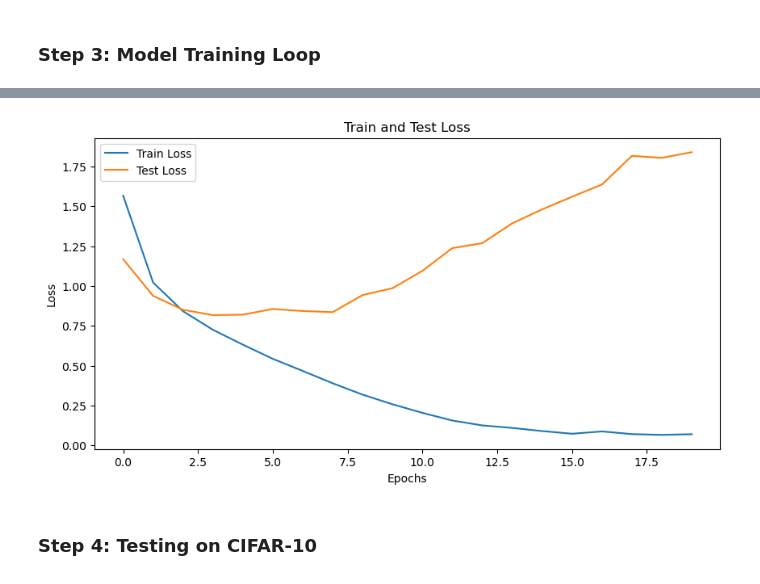
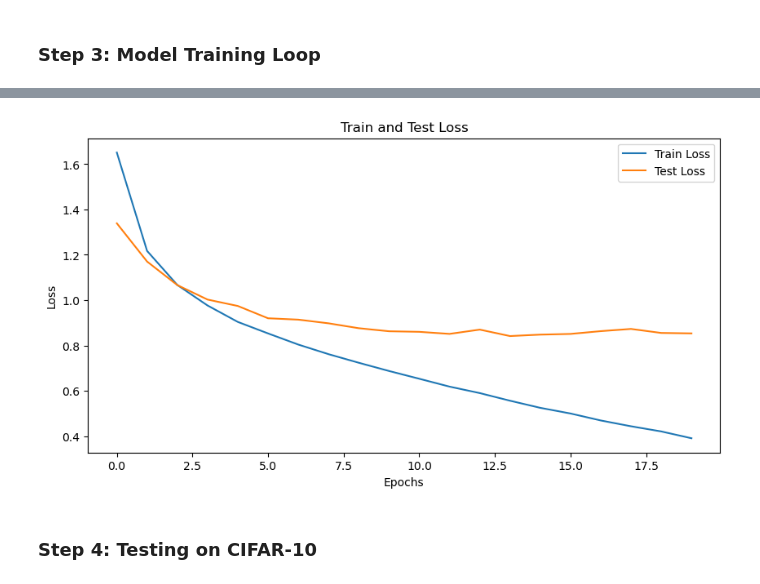
Before and after one commit to Charles-T-T/Multimedia-Technology, a Jupyter notebook: labs/lab4/src/assignment4_CNN_classification.ipynb, the cells around one changed output, grey strips where cells are left out. Drawn from its saved outputs; the diff is of its cells as text; code cells hidden in the pictures.

```diff
--- a/labs/lab4/src/assignment4_CNN_classification.ipynb
+++ b/labs/lab4/src/assignment4_CNN_classification.ipynb
@@ -212,15 +163,14 @@ def test(model, testloader, loss_fn, device):
     return avg_test_loss, test_accuracy
 # %%
 my_device = torch.device("cuda" if torch.cuda.is_available() else "cpu")
-model = CNN().to(my_device)
-# trainloader = DataLoader(trainset, batch_size=256, shuffle=True, drop_last=False)
-# testloader = DataLoader(testset, batch_size=256, shuffle=False, drop_last=False)
+cnn = CNN().to(my_device)
+optimizer = optim.Adam(cnn.parameters(), lr=1e-4, weight_decay=1e-4)
 
 training_loop(
-    model=model,
+    model=cnn,
     trainloader=DataLoader(trainset, batch_size=256, shuffle=True, drop_last=False),
     testloader=DataLoader(testset, batch_size=1024, shuffle=False, drop_last=False),
-    optimizer=optim.Adam(model.parameters(), lr=1e-3, weight_decay=1e-4),
+    optimizer=optimizer,
     loss_fn=nn.CrossEntropyLoss(),
     n_epoch=20,
     device=my_device,
@@ -249,3 +199,3 @@ Epoch[20], Train Loss: 0.0705, Test Loss: 1.8389,Test Accuracy: 70.74%
-[figure, old version]
+[figure, new version]
 # %% [markdown]
 ### Step 4: Testing on CIFAR-10
```
Also changed, not shown: parts of 21 cells of this notebook.
